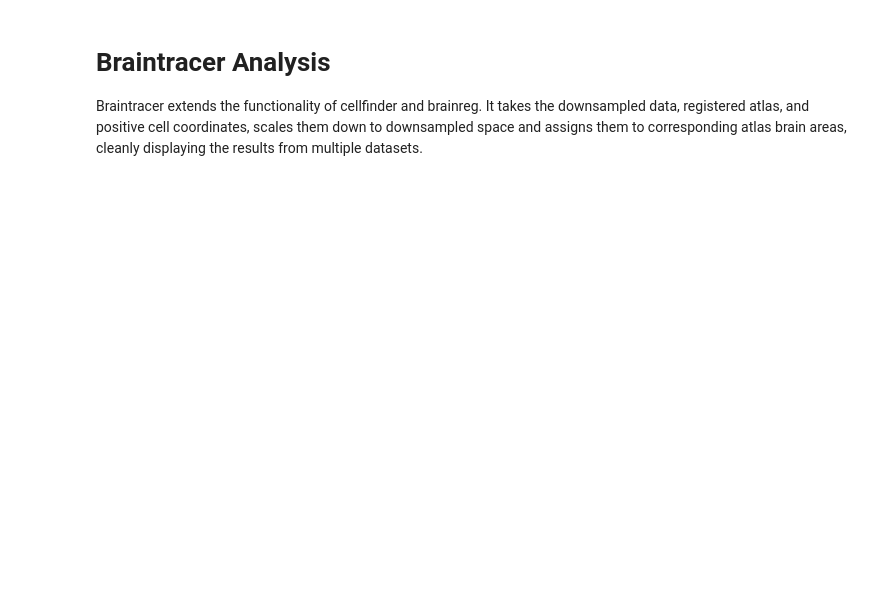
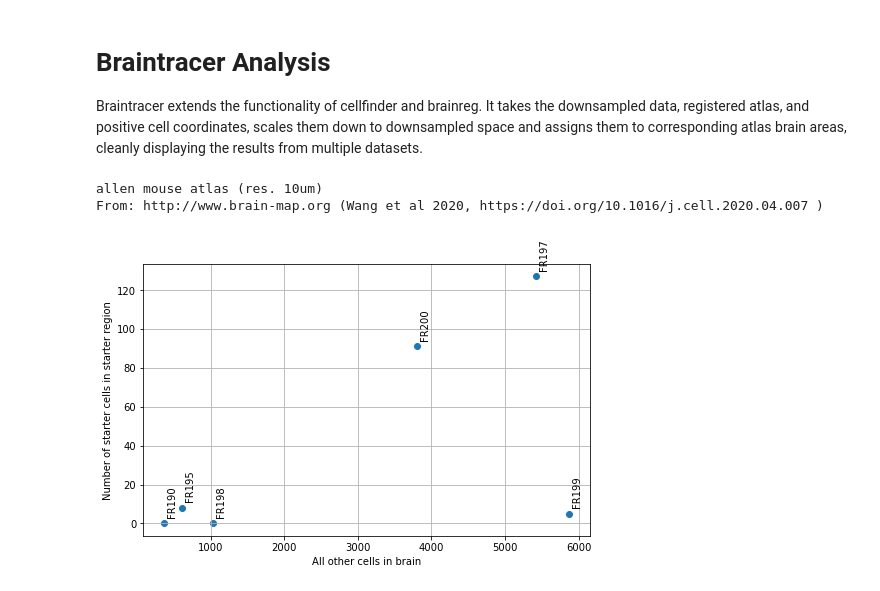
Before and after one commit to samclothier/braintracer, a Jupyter notebook: bt_visualiser.ipynb, the cells around one changed output. Cells and saved outputs as stored; diff of their text form; code cells hidden in the pictures; blank space fills up the shorter version.

```diff
--- a/bt_visualiser.ipynb
+++ b/bt_visualiser.ipynb
@@ -6,4 +6,6 @@ import braintracer.file_management as btf
 import braintracer.analysis as bt
 import braintracer.plotting as btp
 import matplotlib.pyplot as plt
-bt.debug = False
+# %% [output]
+allen mouse atlas (res. 10um)
+From: http://www.brain-map.org (Wang et al 2020, https://doi.org/10.1016/j.cell.2020.04.007 )
@@ -17,0 +24,5 @@ grouped = True
+# %%
+btp.generate_starter_cell_scatter(xy_tol_um=100, z_tol_um=100)
+btf.save('starter_vs_all_cells', as_type='png')
+# %% [output]
+[figure, added]
```
Also changed, not shown: parts of 14 cells of this notebook, 2 other files.
